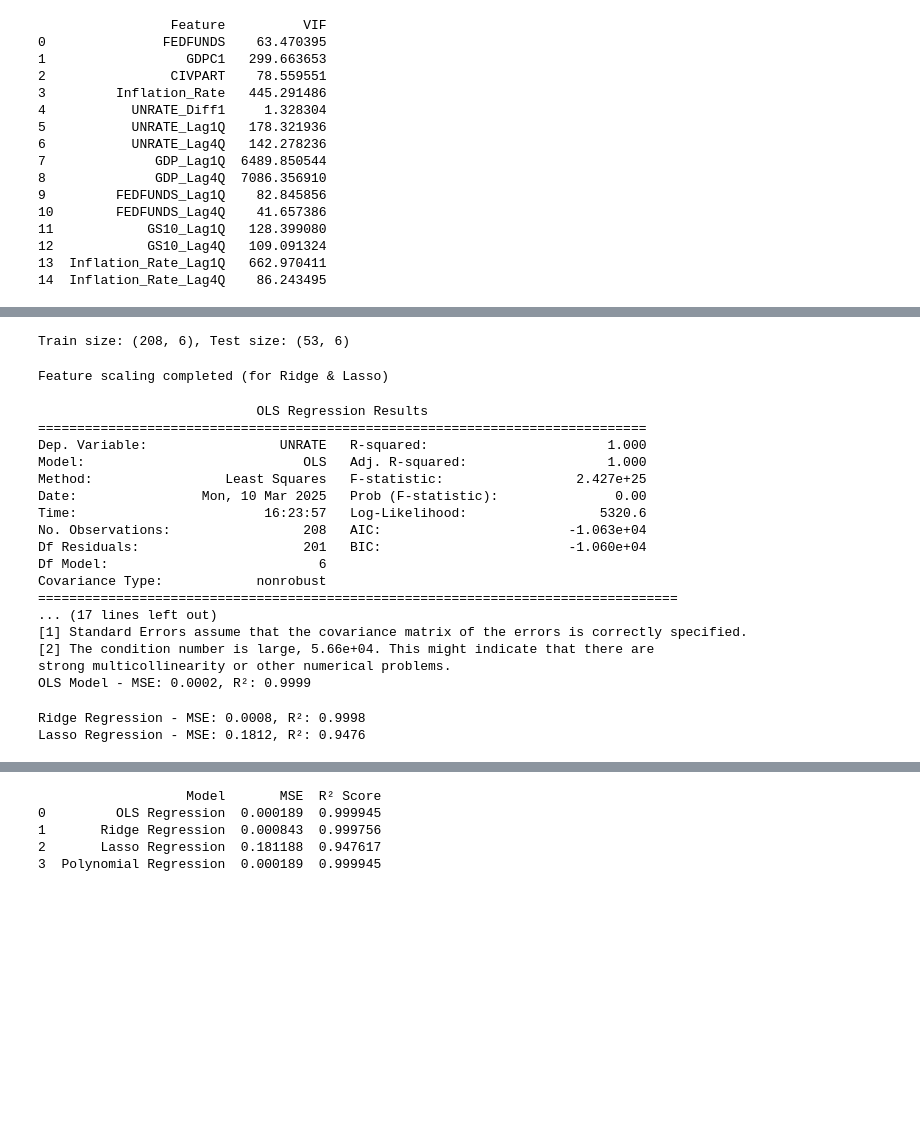
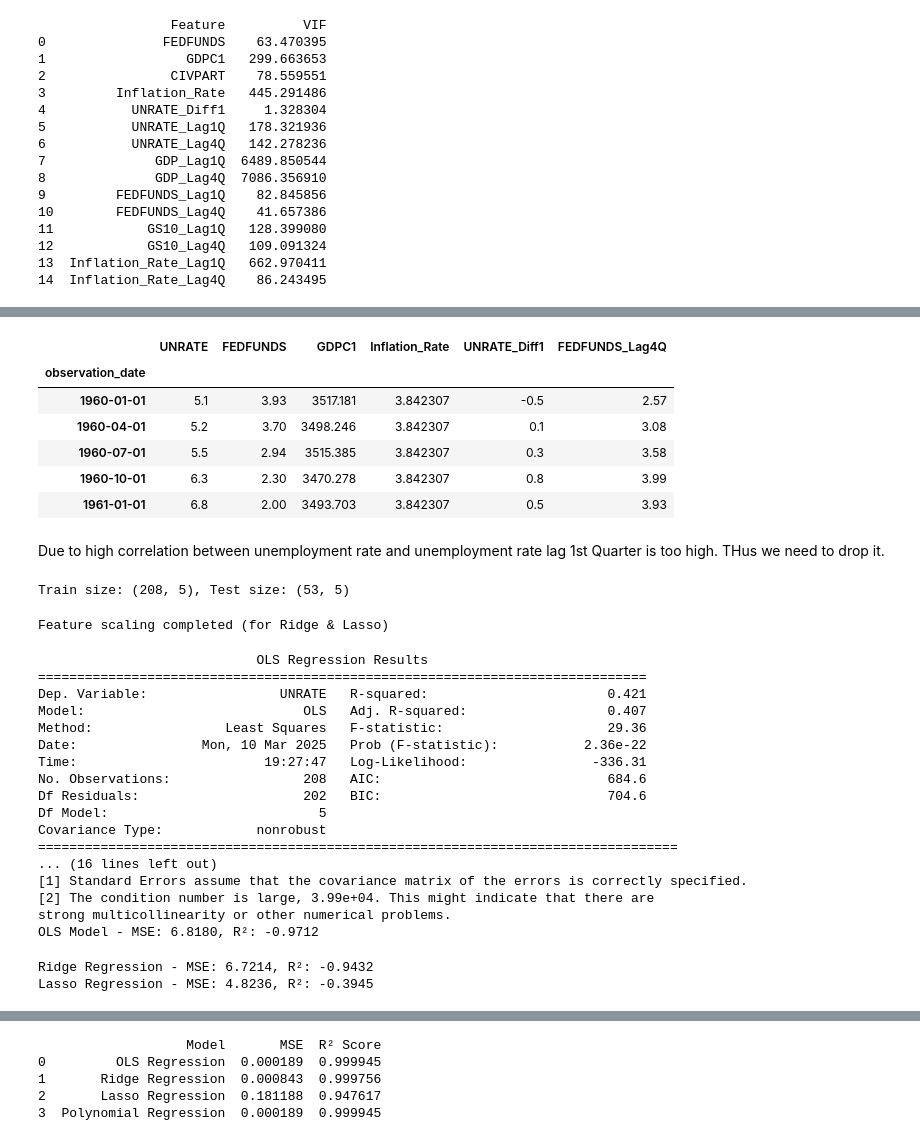
Before and after one commit to kushal238/Stat430P1, a Jupyter notebook: un-rate-tsa.ipynb, the cells around one changed output, grey strips where cells are left out. Cells and saved outputs as stored; diff of their text form; code cells hidden in the pictures; blank space fills up the shorter version.

```diff
--- a/un-rate-tsa.ipynb
+++ b/un-rate-tsa.ipynb
@@ -487,3 +514,16 @@ Final VIF values after last refinement:
+# %%
+df = df.drop(columns=['UNRATE_Lag1Q'])
+df.head()
+# %% [output]
+|  | UNRATE | FEDFUNDS | GDPC1 | Inflation_Rate | UNRATE_Diff1 | FEDFUNDS_Lag4Q |
+| observation_date |  |  |  |  |  |  |
+| 1960-01-01 | 5.1 | 3.93 | 3517.181 | 3.842307 | -0.5 | 2.57 |
+| 1960-04-01 | 5.2 | 3.70 | 3498.246 | 3.842307 | 0.1 | 3.08 |
+| 1960-07-01 | 5.5 | 2.94 | 3515.385 | 3.842307 | 0.3 | 3.58 |
+| 1960-10-01 | 6.3 | 2.30 | 3470.278 | 3.842307 | 0.8 | 3.99 |
+| 1961-01-01 | 6.8 | 2.00 | 3493.703 | 3.842307 | 0.5 | 3.93 |
+# %% [markdown]
+Due to high correlation between unemployment rate and unemployment rate lag 1st Quarter is too high. THus we need to drop it.
 # %%
 # Define train-test split (80% train, 20% test, preserving time order)
 train_size = int(0.8 * len(df))
@@ -496,7 +536,7 @@ X_test, y_test = test.drop(columns=['UNRATE']), test['UNRATE']
 # Print dataset sizes
 print(f"Train size: {X_train.shape}, Test size: {X_test.shape}")
 # %% [output]
-Train size: (208, 6), Test size: (53, 6)
+Train size: (208, 5), Test size: (53, 5)
 # %%
 from sklearn.preprocessing import StandardScaler
 
@@ -541,21 +581,21 @@ print(f"OLS Model - MSE: {mse_ols:.4f}, R²: {r2_ols:.4f}")
 # %% [output]
                             OLS Regression Results
 ==============================================================================
-Dep. Variable:                 UNRATE   R-squared:                       1.000
-Model:                            OLS   Adj. R-squared:                  1.000
-Method:                 Least Squares   F-statistic:                 2.427e+25
-Date:                Mon, 10 Mar 2025   Prob (F-statistic):               0.00
-Time:                        16:23:57   Log-Likelihood:                 5320.6
-No. Observations:                 208   AIC:                        -1.063e+04
-Df Residuals:                     201   BIC:                        -1.060e+04
-Df Model:                           6
+Dep. Variable:                 UNRATE   R-squared:                       0.421
+Model:                            OLS   Adj. R-squared:                  0.407
+Method:                 Least Squares   F-statistic:                     29.36
+Date:                Mon, 10 Mar 2025   Prob (F-statistic):           2.36e-22
+Time:                        19:27:47   Log-Likelihood:                -336.31
+No. Observations:                 208   AIC:                             684.6
+Df Residuals:                     202   BIC:                             704.6
+Df Model:                           5
 Covariance Type:            nonrobust
 ==================================================================================
-... (17 lines left out)
+... (16 lines left out)
 [1] Standard Errors assume that the covariance matrix of the errors is correctly specified.
-[2] The condition number is large, 5.66e+04. This might indicate that there are
+[2] The condition number is large, 3.99e+04. This might indicate that there are
 strong multicollinearity or other numerical problems.
-OLS Model - MSE: 0.0002, R²: 0.9999
+OLS Model - MSE: 6.8180, R²: -0.9712
 # %%
 # model 2: Regularized Regression (Ridge & Lasso)
 from sklearn.linear_model import Ridge, Lasso
@@ -578,8 +618,8 @@ mse_lasso = mean_squared_error(y_test, y_pred_lasso)
 r2_lasso = r2_score(y_test, y_pred_lasso)
 print(f"Lasso Regression - MSE: {mse_lasso:.4f}, R²: {r2_lasso:.4f}")
 # %% [output]
-Ridge Regression - MSE: 0.0008, R²: 0.9998
-Lasso Regression - MSE: 0.1812, R²: 0.9476
+Ridge Regression - MSE: 6.7214, R²: -0.9432
+Lasso Regression - MSE: 4.8236, R²: -0.3945
 # %%
 # model 3: Polynomial Regression
 from sklearn.preprocessing import PolynomialFeatures
```
Also changed, not shown: parts of 7 cells of this notebook, 2 other files.
